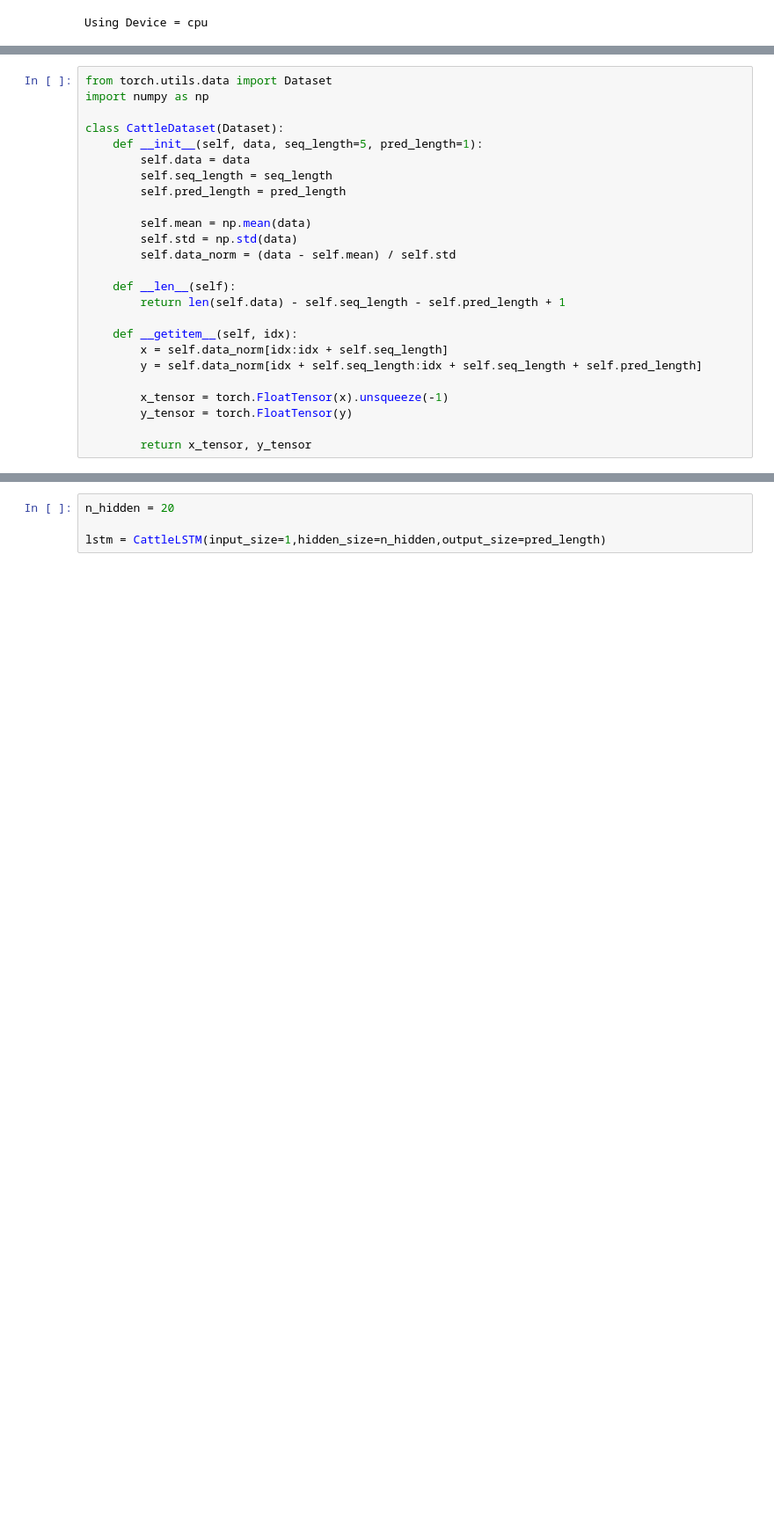
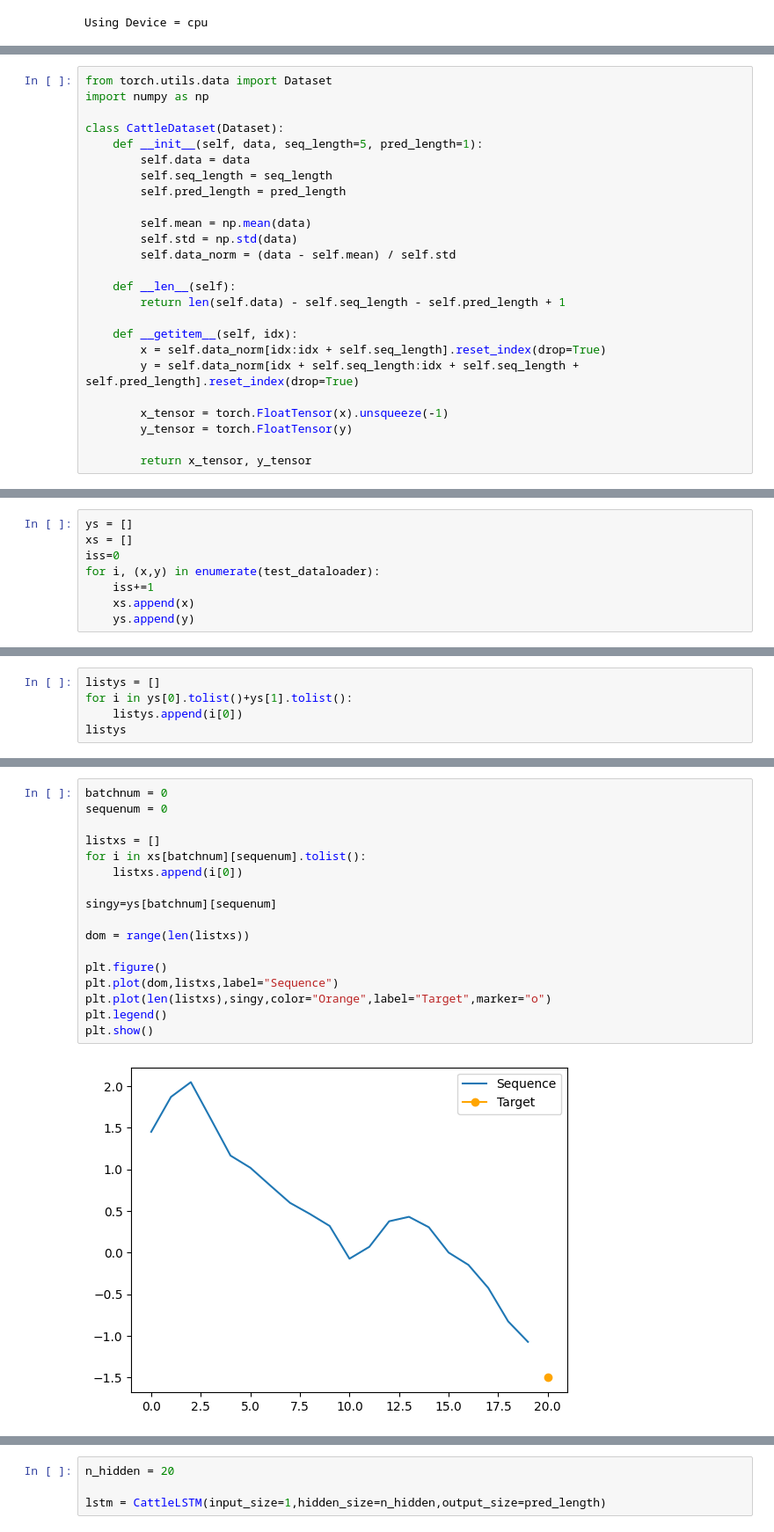
Before and after one commit to Paolitoes/CattlePredictions, a Jupyter notebook: LSTMTest.ipynb, the cells around one changed output, grey strips where cells are left out. Shown at 88% size. Drawn from its saved outputs; the diff is of its cells as text; blank space fills up the shorter version.

```diff
--- a/LSTMTest.ipynb
+++ b/LSTMTest.ipynb
@@ -38,8 +105,8 @@ class CattleDataset(Dataset):
         return len(self.data) - self.seq_length - self.pred_length + 1
 
     def __getitem__(self, idx):
-        x = self.data_norm[idx:idx + self.seq_length]
-        y = self.data_norm[idx + self.seq_length:idx + self.seq_length + self.pred_length]
+        x = self.data_norm[idx:idx + self.seq_length].reset_index(drop=True)
+        y = self.data_norm[idx + self.seq_length:idx + self.seq_length + self.pred_length].reset_index(drop=True)
 
         x_tensor = torch.FloatTensor(x).unsqueeze(-1)
         y_tensor = torch.FloatTensor(y)
@@ -63,3 +126,11 @@ test_set = CattleDataset(test_data,seq_length,pred_length)
 
 train_dataloader = DataLoader(train_set, batch_size=10, shuffle=True)
 test_dataloader  = DataLoader(test_set,  batch_size=10, shuffle=False)
+# %%
+ys = []
+xs = []
+iss=0
+for i, (x,y) in enumerate(test_dataloader):
+    iss+=1
+    xs.append(x)
+    ys.append(y)
@@ -65,0 +145,5 @@ test_dataloader  = DataLoader(test_set,  batch_size=10, shuffle=False)
+# %%
+listys = []
+for i in ys[0].tolist()+ys[1].tolist():
+    listys.append(i[0])
+listys
@@ -66,3 +163,22 @@ test_dataloader  = DataLoader(test_set,  batch_size=10, shuffle=False)
+# %%
+batchnum = 0
+sequenum = 0
+
+listxs = []
+for i in xs[batchnum][sequenum].tolist():
+    listxs.append(i[0])
+
+singy=ys[batchnum][sequenum]
+
+dom = range(len(listxs))
+
+plt.figure()
+plt.plot(dom,listxs,label="Sequence")
+plt.plot(len(listxs),singy,color="Orange",label="Target",marker="o")
+plt.legend()
+plt.show()
+# %% [output]
+[figure, added]
 # %%
 import torch.nn as nn
 
```
Also changed, not shown: parts of 27 cells of this notebook, 4 other files.
